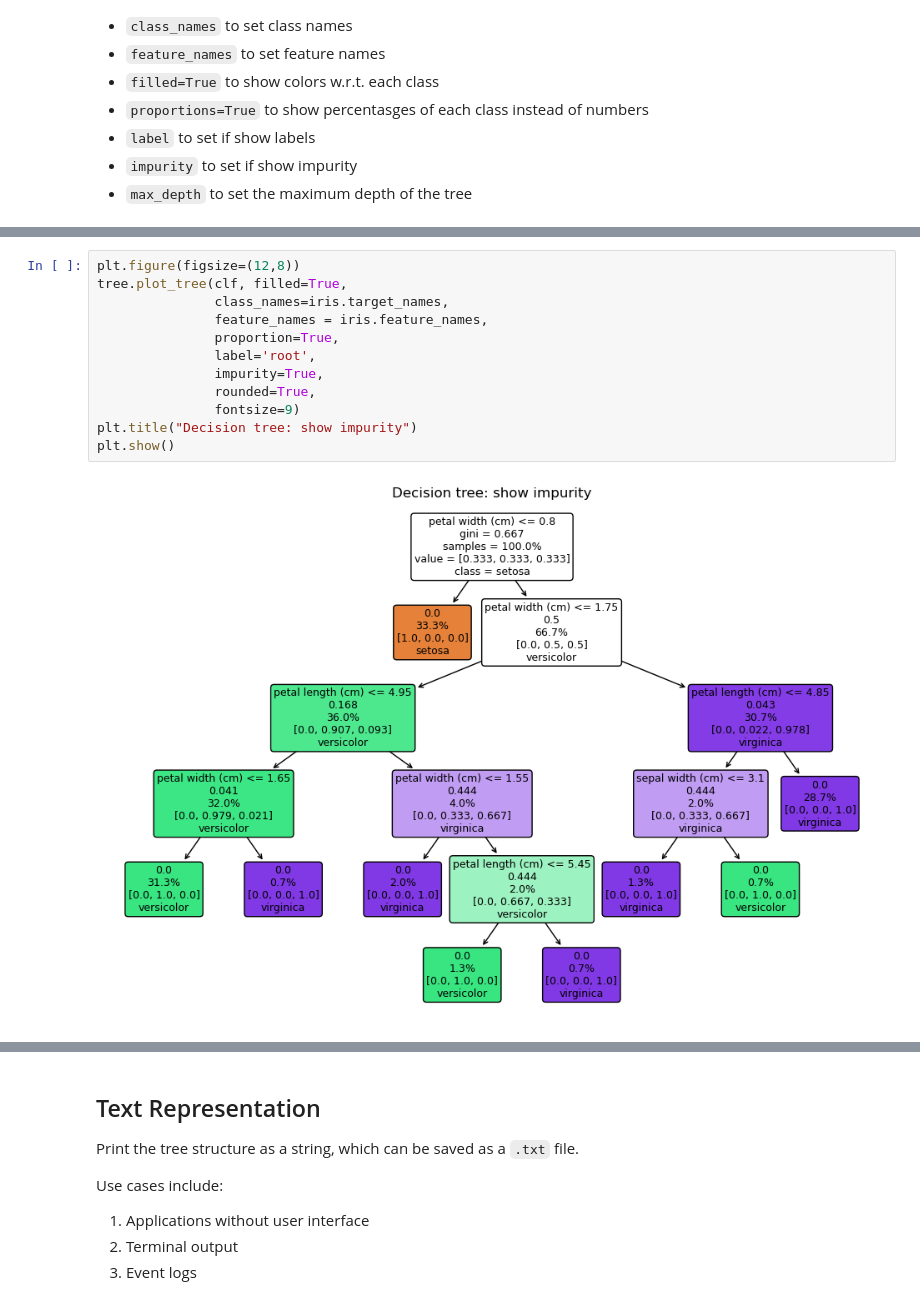
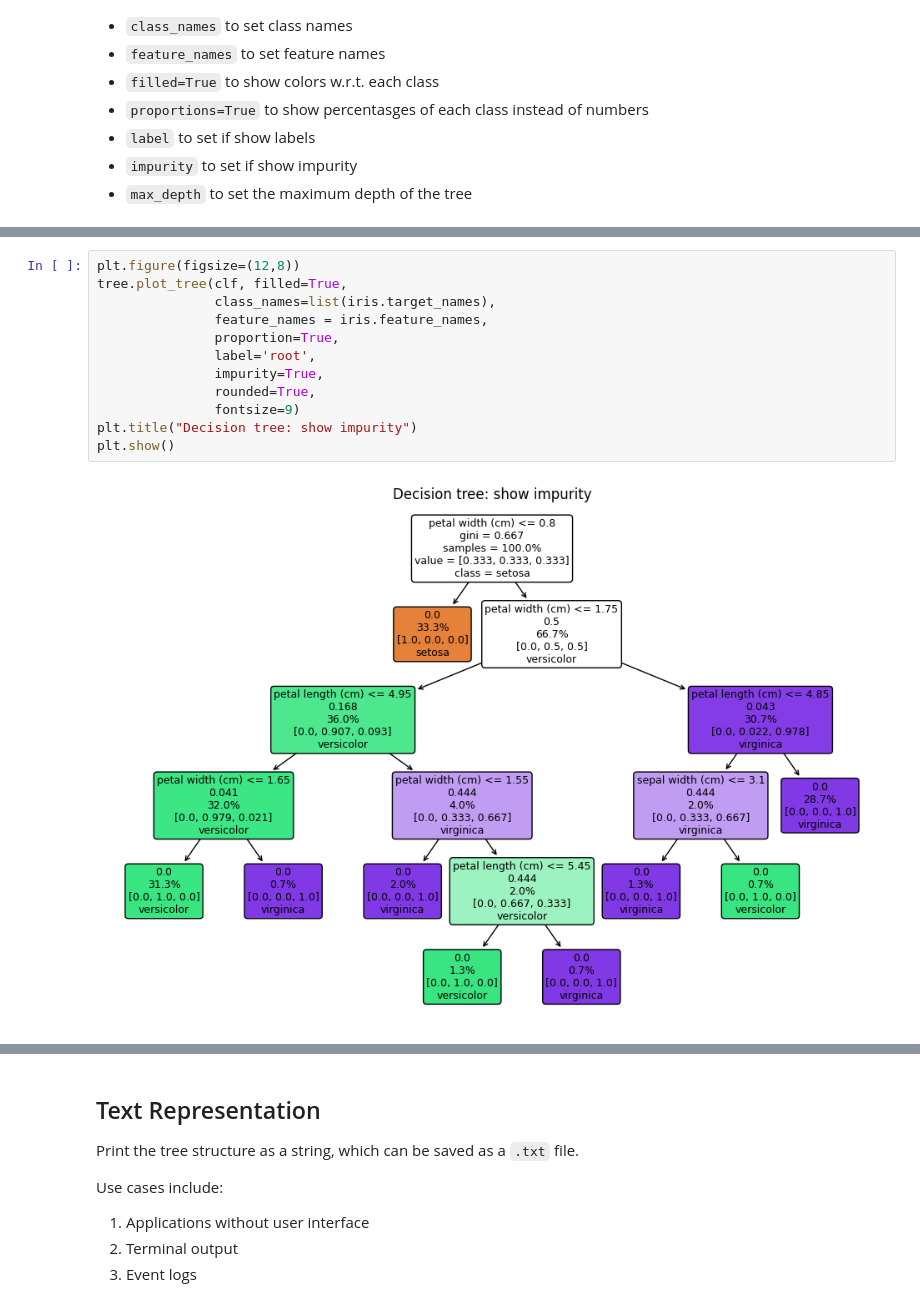
Before and after one commit to OlivierBinette/VisTree, a Jupyter notebook: prototyping/trees/01-sklearn_examples.ipynb, the cells around one changed output, grey strips where cells are left out. Drawn from its saved outputs; the diff is of its cells as text.

```diff
--- a/prototyping/trees/01-sklearn_examples.ipynb
+++ b/prototyping/trees/01-sklearn_examples.ipynb
@@ -84,17 +84,17 @@ plt.show()
 # %%
 plt.figure(figsize=(12,8))
 tree.plot_tree(clf, filled=True,
-               class_names=iris.target_names,
+               class_names=list(iris.target_names),
                feature_names = iris.feature_names,
                proportion=True,
                label='root',
                impurity=True,
                rounded=True,
                fontsize=9)
 plt.title("Decision tree: show impurity")
 plt.show()
 # %% [output]
-[figure, old version]
+[figure, new version]
 # %%
 plt.figure(figsize=(12,8))
 tree.plot_tree(clf, filled=True,
```
Also changed, not shown: parts of 5 cells of this notebook, 1 other file.
